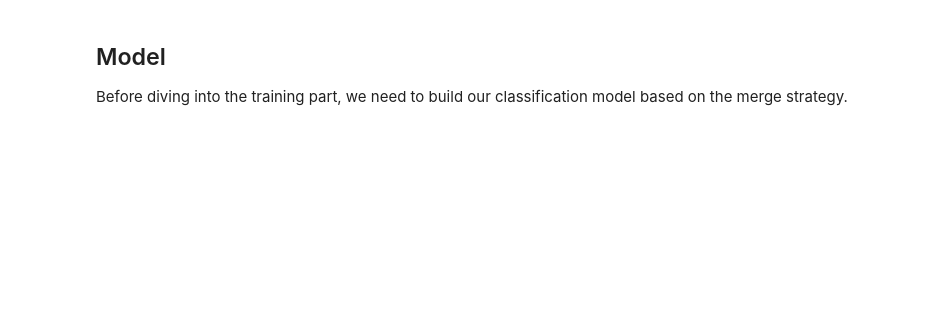
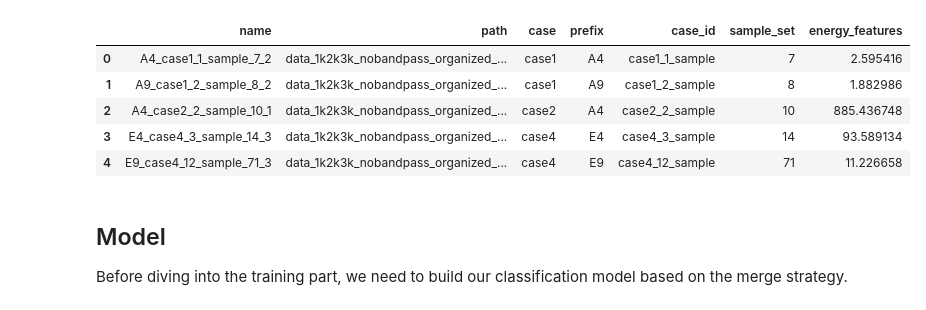
Before and after one commit to mHealthUnimelb/CL-Eaerable, a Jupyter notebook: EEG_featureOnly.ipynb, the cells around one changed output. Drawn from its saved outputs; the diff is of its cells as text; code cells hidden in the pictures; blank space fills up the shorter version.

```diff
--- a/EEG_featureOnly.ipynb
+++ b/EEG_featureOnly.ipynb
@@ -243,23 +56,28 @@ from sklearn.model_selection import train_test_split
 import os
 import sys
 # %%
+import os
+from pathlib import Path
+import numpy as np
+from tqdm import tqdm
+
 data = []
 
 for case in ['case1', 'case2', 'case3', 'case4']:
     case_path = Path(f'data_1k2k3k_nobandpass_organized_dataset/{case}')
     for path in tqdm(case_path.glob("*.npy"), desc=f"处理 {case}"):
         name = path.stem
+        # 获取文件名的各个部分
         parts = path.name.split('_')
-        prefix = parts[0]
-        case_id = '_'.join(parts[1:-2])
-        sample_set = parts[-2]
+        prefix = parts[0]  # 前缀
+        case_id = '_'.join(parts[1:-2])  # case_id（可能包含多个部分）
+        sample_set = parts[-2]  # sample_set
 
         try:
+            # 加载 .npy 文件
             npy_path = path.with_suffix('.npy')
             if npy_path.exists():
-                # 修改这里：将ndarray转换为单个浮点数
-                feature_array = np.load(npy_path)
-                energy_features = float(feature_array)  # 确保是单个浮点数
+                energy_features = np.load(npy_path)
 
             data.append({
                 "name": name,
@@ -272,7 +90,18 @@ for case in ['case1', 'case2', 'case3', 'case4']:
             })
         except Exception as e:
             print(f"处理文件 {path} 时出错: {str(e)}")
+            # 跳过损坏的文件
             pass
 
-# 创建DataFrame
-df = pd.DataFrame(data)
+# 显示收集到的数据条目数
+print(f"收集了 {len(data)} 个项目。")
+
+# 数据统计
+case_counts = {case: sum(1 for item in data if item['case'] == case) for case in ['case1', 'case2', 'case3', 'case4']}
+print("\n数据分布:")
+for case, count in case_counts.items():
+    print(f"{case}: {count} 个项目")
+
+# 检查是否所有项目都有能量特征
+items_with_features = sum(1 for item in data if item['energy_features'] is not None)
+print(f"\n具有能量特征的项目: {items_with_features} / {len(data)}")
@@ -299,0 +129,5 @@ Name: count, dtype: int64
+# %%
+import pandas as pd
+df = pd.DataFrame(data)
+df.head()
+df = df.sample(frac=1).reset_index(drop=True)
@@ -300,3 +288,12 @@ Name: count, dtype: int64
+# %%
+df.head(5)
+# %% [output]
+|  | name | path | case | prefix | case_id | sample_set | energy_features |
+| 0 | A4_case1_1_sample_7_2 | data_1k2k3k_nobandpass_organized_... | case1 | A4 | case1_1_sample | 7 | 2.595416 |
+| 1 | A9_case1_2_sample_8_2 | data_1k2k3k_nobandpass_organized_... | case1 | A9 | case1_2_sample | 8 | 1.882986 |
+| 2 | A4_case2_2_sample_10_1 | data_1k2k3k_nobandpass_organized_... | case2 | A4 | case2_2_sample | 10 | 885.436748 |
+| 3 | E4_case4_3_sample_14_3 | data_1k2k3k_nobandpass_organized_... | case4 | E4 | case4_3_sample | 14 | 93.589134 |
+| 4 | E9_case4_12_sample_71_3 | data_1k2k3k_nobandpass_organized_... | case4 | E9 | case4_12_sample | 71 | 11.226658 |
 # %% [markdown]
 ## Model
 
```
Also changed, not shown: parts of 9 cells of this notebook.
